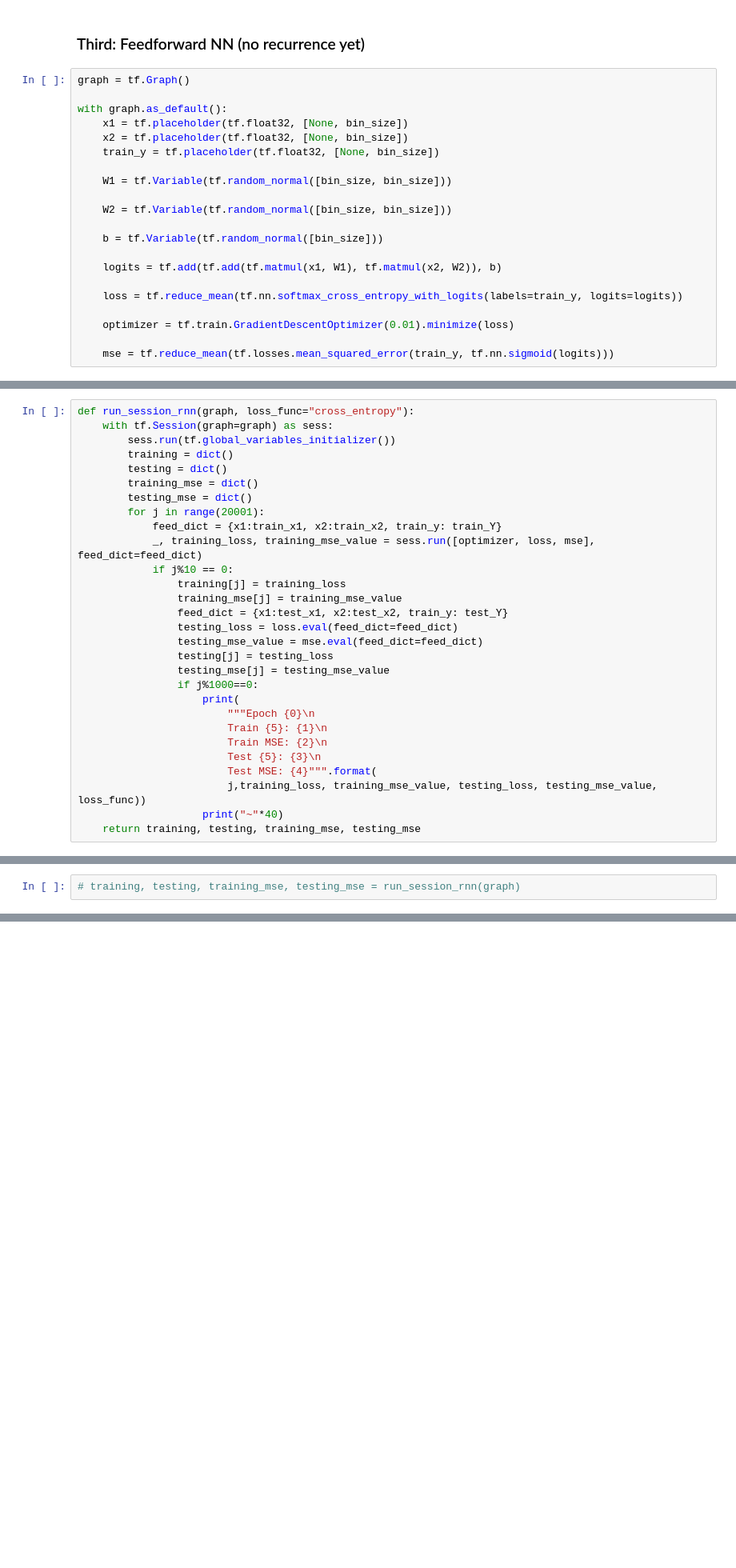
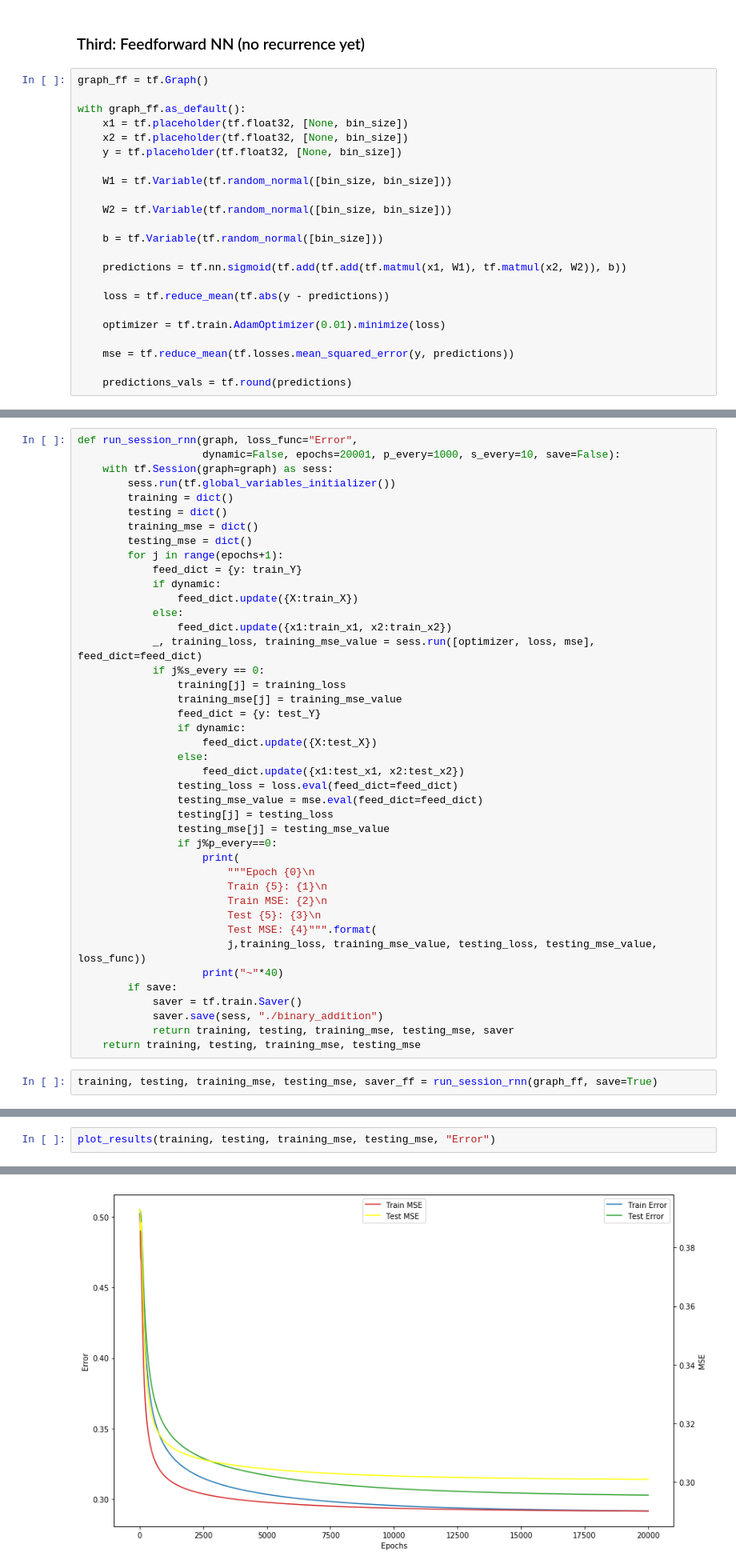
Before and after one commit to AmmarRashed/LSTM4fun, a Jupyter notebook: binary_addition.ipynb, the cells around one changed output, grey strips where cells are left out. Shown: that part at 80% size. Cells and saved outputs as stored; diff of their text form; blank space fills up the shorter version.

Commit message:
added binary addetion

```diff
--- a/binary_addition.ipynb
+++ b/binary_addition.ipynb
@@ -244,12 +238,12 @@ Epoch 1000
 # %% [markdown]
 ### Third: Feedforward NN (no recurrence yet)
 # %%
-graph = tf.Graph()
+graph_ff = tf.Graph()
 
-with graph.as_default():
+with graph_ff.as_default():
     x1 = tf.placeholder(tf.float32, [None, bin_size])
     x2 = tf.placeholder(tf.float32, [None, bin_size])
-    train_y = tf.placeholder(tf.float32, [None, bin_size])
+    y = tf.placeholder(tf.float32, [None, bin_size])
 
     W1 = tf.Variable(tf.random_normal([bin_size, bin_size]))
 
@@ -257,12 +251,14 @@ with graph.as_default():
 
     b = tf.Variable(tf.random_normal([bin_size]))
 
-    logits = tf.add(tf.add(tf.matmul(x1, W1), tf.matmul(x2, W2)), b)
+    predictions = tf.nn.sigmoid(tf.add(tf.add(tf.matmul(x1, W1), tf.matmul(x2, W2)), b))
 
-    loss = tf.reduce_mean(tf.nn.softmax_cross_entropy_with_logits(labels=train_y, logits=logits))
+    loss = tf.reduce_mean(tf.abs(y - predictions))
 
-    optimizer = tf.train.GradientDescentOptimizer(0.01).minimize(loss)
+    optimizer = tf.train.AdamOptimizer(0.01).minimize(loss)
 
-    mse = tf.reduce_mean(tf.losses.mean_squared_error(train_y, tf.nn.sigmoid(logits)))
+    mse = tf.reduce_mean(tf.losses.mean_squared_error(y, predictions))
+
+    predictions_vals = tf.round(predictions)
 # %%
 train_X, train_Y, test_X, test_Y = generate_train_test_set()
@@ -276,25 +276,34 @@ train_x2 = train_X[:,:,1]
 test_x1 = test_X[:,:,0]
 test_x2 = test_X[:,:,1]
 # %%
-def run_session_rnn(graph, loss_func="cross_entropy"):
+def run_session_rnn(graph, loss_func="Error",
+                    dynamic=False, epochs=20001, p_every=1000, s_every=10, save=False):
     with tf.Session(graph=graph) as sess:
         sess.run(tf.global_variables_initializer())
         training = dict()
         testing = dict()
         training_mse = dict()
         testing_mse = dict()
-        for j in range(20001):
-            feed_dict = {x1:train_x1, x2:train_x2, train_y: train_Y}
+        for j in range(epochs+1):
+            feed_dict = {y: train_Y}
+            if dynamic:
+                feed_dict.update({X:train_X})
+            else:
+                feed_dict.update({x1:train_x1, x2:train_x2})
             _, training_loss, training_mse_value = sess.run([optimizer, loss, mse], feed_dict=feed_dict)
-            if j%10 == 0:
+            if j%s_every == 0:
                 training[j] = training_loss
                 training_mse[j] = training_mse_value
-                feed_dict = {x1:test_x1, x2:test_x2, train_y: test_Y}
+                feed_dict = {y: test_Y}
+                if dynamic:
+                    feed_dict.update({X:test_X})
+                else:
+                    feed_dict.update({x1:test_x1, x2:test_x2})
                 testing_loss = loss.eval(feed_dict=feed_dict)
                 testing_mse_value = mse.eval(feed_dict=feed_dict)
                 testing[j] = testing_loss
                 testing_mse[j] = testing_mse_value
-                if j%1000==0:
+                if j%p_every==0:
                     print(
                         """Epoch {0}\n
                         Train {5}: {1}\n
@@ -303,4 +312,10 @@ def run_session_rnn(graph, loss_func="cross_entropy"):
                         Test MSE: {4}""".format(
                         j,training_loss, training_mse_value, testing_loss, testing_mse_value, loss_func))
                     print("~"*40)
+        if save:
+            saver = tf.train.Saver()
+            saver.save(sess, "./binary_addition")
+            return training, testing, training_mse, testing_mse, saver
     return training, testing, training_mse, testing_mse
+# %%
+training, testing, training_mse, testing_mse, saver_ff = run_session_rnn(graph_ff, save=True)
@@ -307,3 +340,3 @@ def run_session_rnn(graph, loss_func="cross_entropy"):
 # %%
-# training, testing, training_mse, testing_mse = run_session_rnn(graph)
+plot_results(training, testing, training_mse, testing_mse, "Error")
 # %% [output]
@@ -326,0 +343 @@ Epoch 1000
+[figure, added]
```
Also changed, not shown: parts of 30 cells of this notebook.
